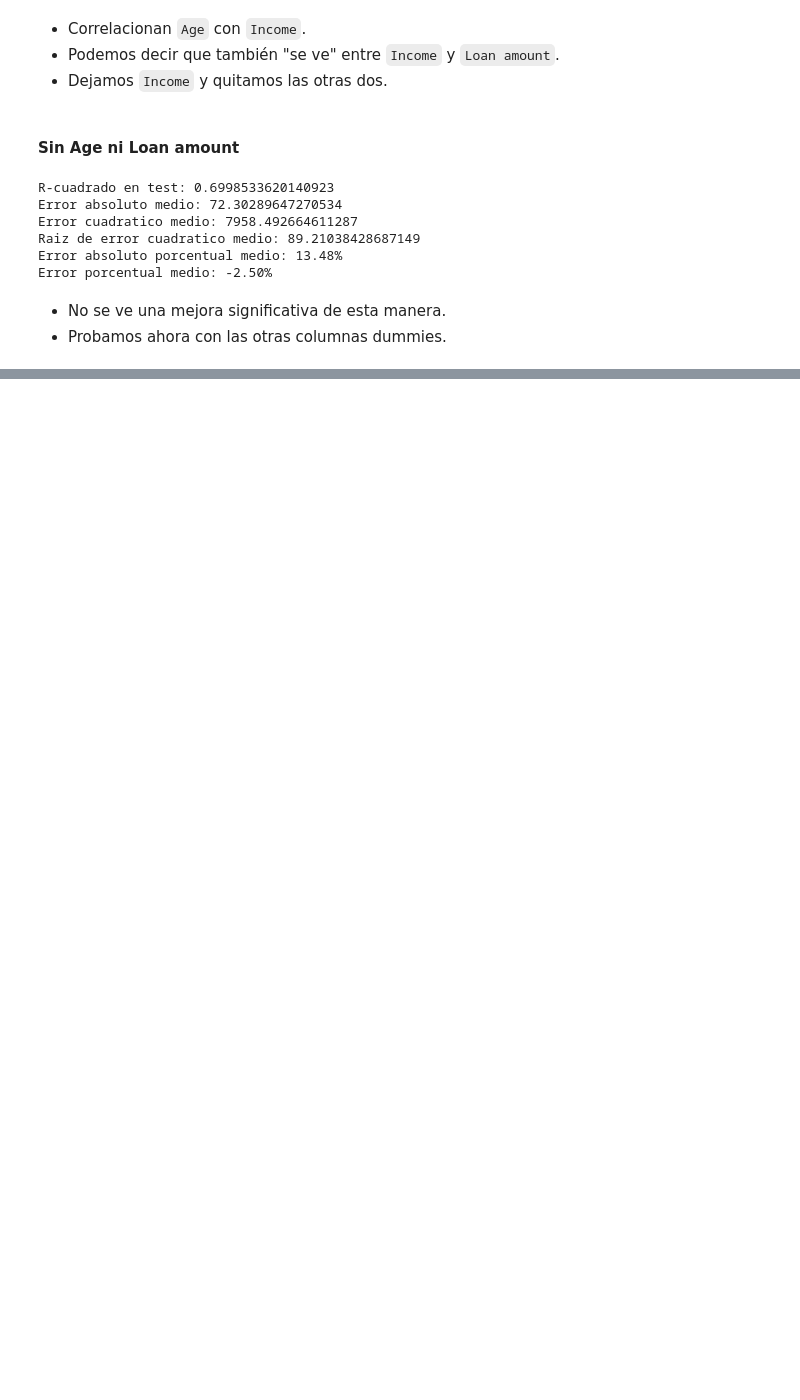
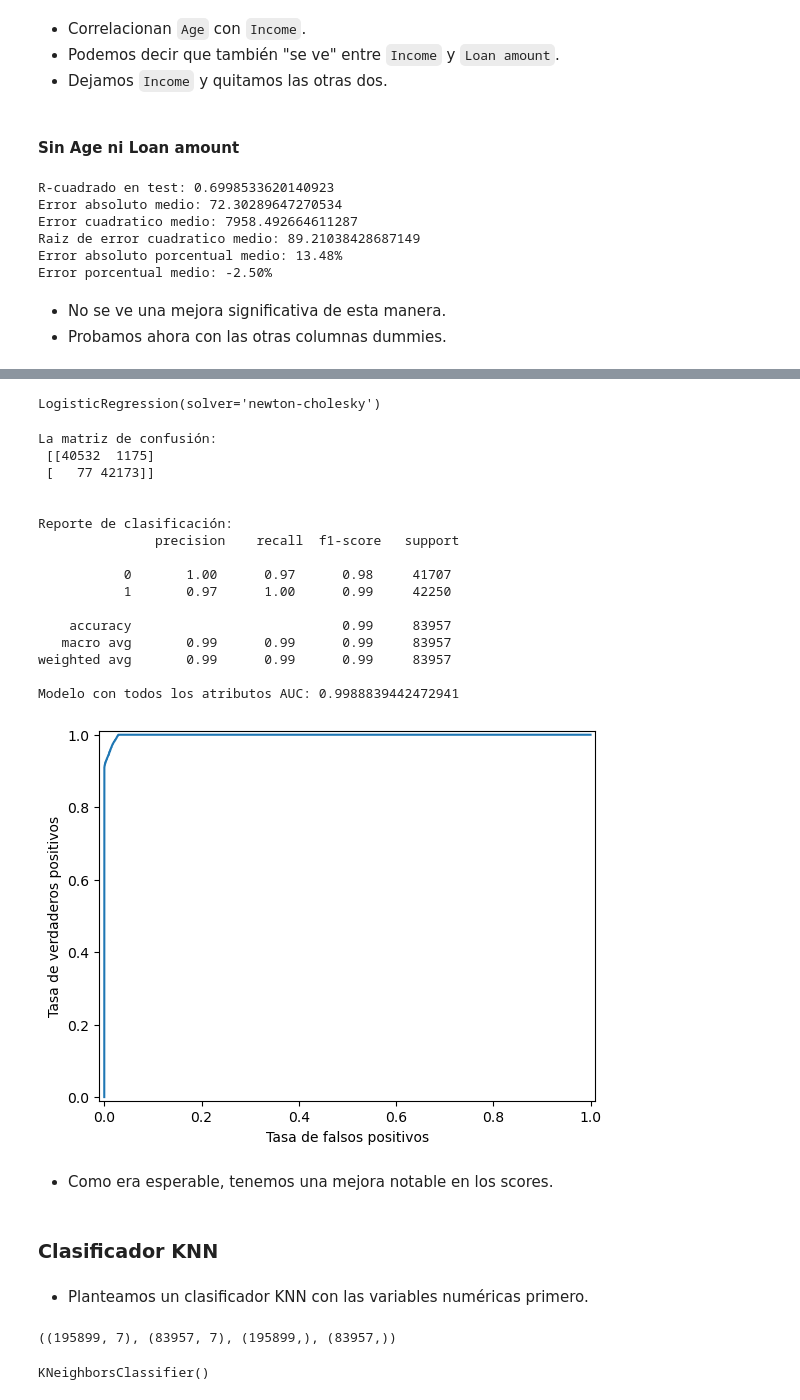
Before and after one commit to manoloacademia/aprMaqI_CEIA, a Jupyter notebook: trabajo_final/credit_v3.ipynb, the cells around one changed output, grey strips where cells are left out. Cells and saved outputs as stored; diff of their text form; code cells hidden in the pictures; blank space fills up the shorter version.

```diff
--- a/trabajo_final/credit_v3.ipynb
+++ b/trabajo_final/credit_v3.ipynb
@@ -591,0 +1015,71 @@ Error porcentual medio: -2.50%
+# %%
+# Vamos a usar regresión logística porque se quiere predecir si es una clase 0 o 1
+log_reg = LogisticRegression(solver='newton-cholesky') # usamos un modelo con este solver ya que el n_samples >> n_features
+log_reg.fit(X_train, y_train)
+# %% [output]
+LogisticRegression(solver='newton-cholesky')
+# %%
+# Predecimos los valores
+y_hat = log_reg.predict(X_test)
+
+# Calculamos la matriz de confusión
+cm = confusion_matrix(y_test, y_hat)
+print("La matriz de confusión: \n", cm)
+print("\n")
+
+# Calculamos el reporte de clasificación
+cr = classification_report(y_test, y_hat)
+print("Reporte de clasificación: \n", cr)
+
+# Calculamos la probabilidad del modelo
+prob_total = log_reg.predict_proba(X_test)[:, -1] # para llevarlo a 1-d
+
+# Realizamos la curva roc
+fpr_total, tpr_total, _ = roc_curve(y_true=y_test, y_score=prob_total)
+
+# Ploteamos la curva
+plt.plot(fpr_total, tpr_total, label="Modelo con todos los atributos")
+plt.xlim([-0.01, 1.01])
+plt.ylim([-0.01, 1.01])
+plt.xlabel("Tasa de falsos positivos")
+plt.ylabel("Tasa de verdaderos positivos")
+
+# Calculamos el auc
+print(f"Modelo con todos los atributos AUC: {auc(fpr_total, tpr_total)}")
+# %% [output]
+La matriz de confusión:
+ [[40532  1175]
+ [   77 42173]]
+
+
+Reporte de clasificación:
+               precision    recall  f1-score   support
+
+           0       1.00      0.97      0.98     41707
+           1       0.97      1.00      0.99     42250
+
+    accuracy                           0.99     83957
+   macro avg       0.99      0.99      0.99     83957
+weighted avg       0.99      0.99      0.99     83957
+
+Modelo con todos los atributos AUC: 0.9988839442472941
+[figure, added]
+# %% [markdown]
+- Como era esperable, tenemos una mejora notable en los scores.
+# %% [markdown]
+### Clasificador KNN
+# %% [markdown]
+- Planteamos un clasificador KNN con las variables numéricas primero.
+# %%
+# Planteamos el split
+# Separando nuestro dataset en entrenamiento y testeo
+X_train, X_test, y_train, y_test = train_test_split(X[numericas], y, test_size=test_split, random_state=seed)
+X_train.shape, X_test.shape, y_train.shape, y_test.shape
+# %% [output]
+((195899, 7), (83957, 7), (195899,), (83957,))
+# %%
+# Planteamos un clasificador con 5 neighbors
+classifier_knn = KNeighborsClassifier(n_neighbors=5, metric="minkowski", p=2)
+classifier_knn.fit(X_train, y_train)
+# %% [output]
+KNeighborsClassifier()
```
Also changed, not shown: parts of 72 cells of this notebook.
